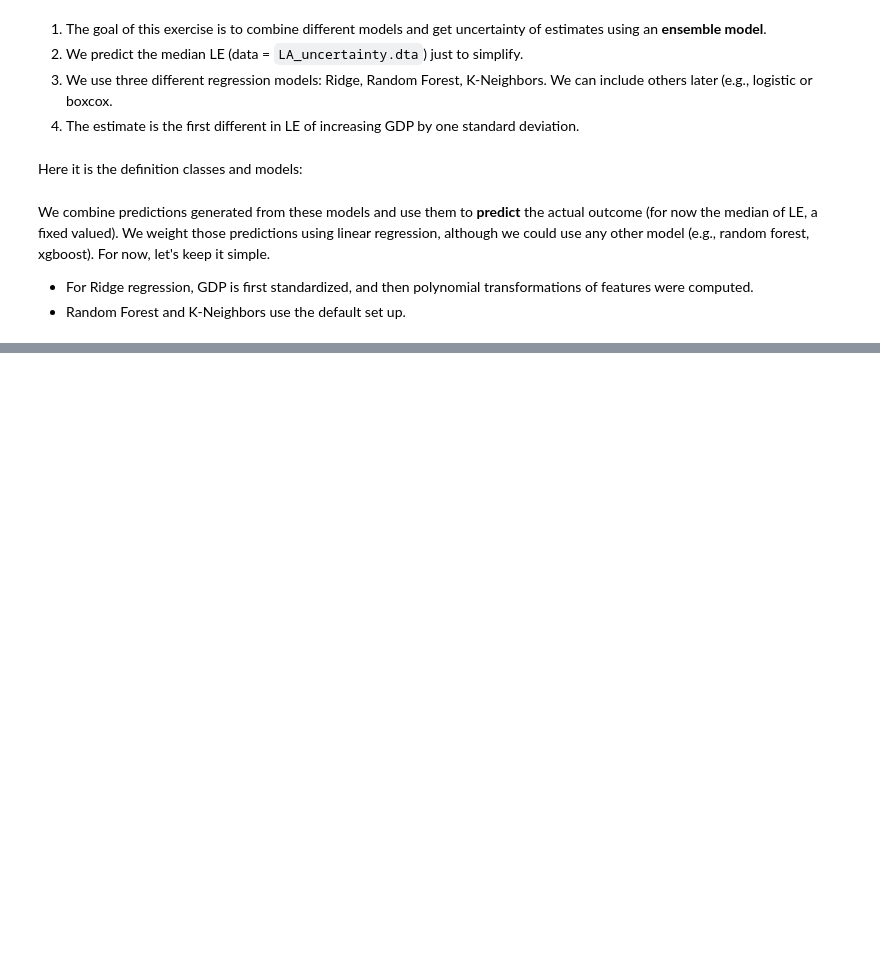
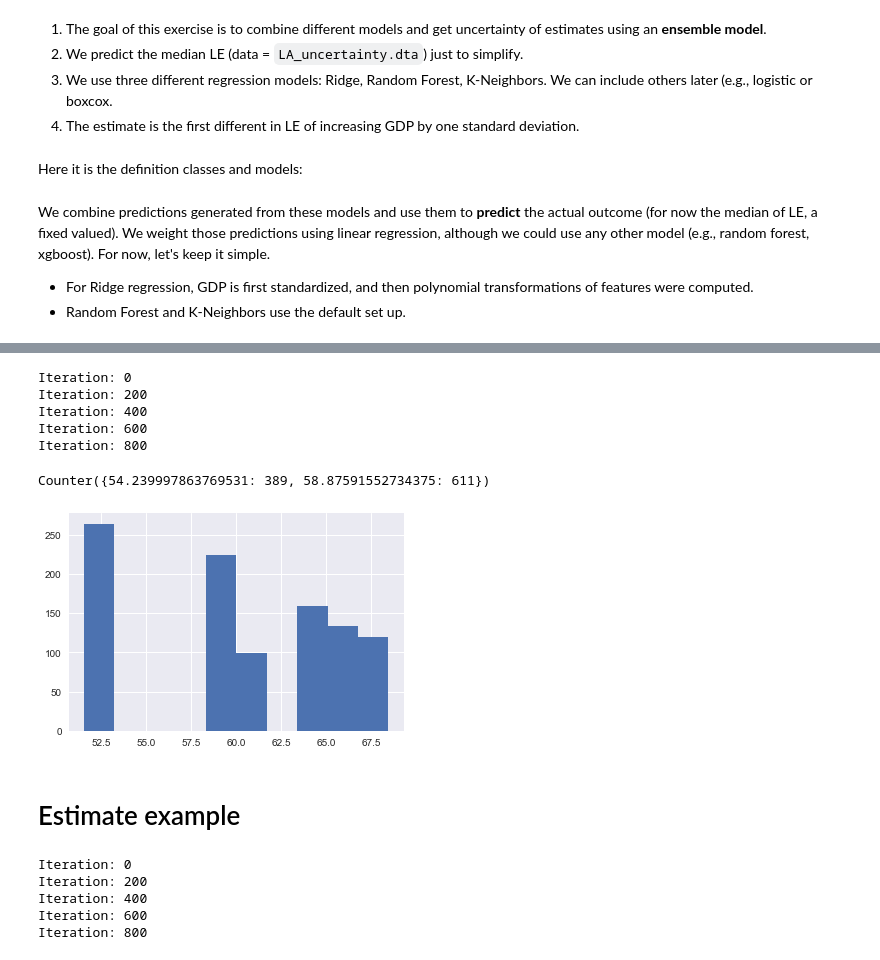
Before and after one commit to sdaza/lambda, a Jupyter notebook: notebooks/toy_ensemble.ipynb, the cells around one changed output, grey strips where cells are left out. Drawn from its saved outputs; the diff is of its cells as text; code cells hidden in the pictures; blank space fills up the shorter version.

```diff
--- a/notebooks/toy_ensemble.ipynb
+++ b/notebooks/toy_ensemble.ipynb
@@ -185,0 +108,50 @@ plt.xlabel('Years');
+# %%
+df = df.dropna(subset=['median', 'gdp_pc'])
+# %%
+df.reset_index(drop=True, inplace=True)
+# %%
+# function to sample LE estimates (1000)
+def sampling_le(data, estimate='^est', prob='^pr_est', samples=1000):
+
+    d = data.copy()
+    est = d.filter(regex=estimate)
+    prob = d.filter(regex=prob)
+    nrows = est.shape[0]
+
+    matrix = np.empty(shape=[nrows, samples])
+
+    for s in range(samples):
+        if s % 200 == 0:
+            print('Iteration: ' + str(s))
+        col = []
+        for row in range(nrows):
+            e = est.iloc[row,:].dropna()
+            if len(e)==1:
+                col.append(e.values)
+            if len(e)>1:
+                names = list(e.index)
+                for n in names:
+                    names[names.index(n)] = 'pr_'+ n
+                p = prob.loc[row,names].values
+                col.append(e.sample(n=1, weights=p).values)
+        matrix[:,s] = col
+    return matrix
+# %%
+m = sampling_le(df)
+# %% [output]
+Iteration: 0
+Iteration: 200
+Iteration: 400
+Iteration: 600
+Iteration: 800
+# %%
+collections.Counter(m[9,:])
+# %% [output]
+Counter({54.239997863769531: 389, 58.87591552734375: 611})
+# %%
+# a distribution of values
+plt.hist(m[9,:]);
+# %% [output]
+[figure, added]
+# %% [markdown]
+# Estimate example
@@ -185,0 +171,20 @@ plt.xlabel('Years');
+# %%
+# bootstrap + le estimate uncertainty
+nrows = X_train.shape[0]
+samples = 1000
+pred_mat = np.empty(shape=[nrows, samples])
+pred_mat_cf = np.empty(shape=[nrows, samples])
+for s in range(samples):
+    if s % 200 == 0:
+        print('Iteration: ' + str(s))
+    model.fit(X_train, y_train[:,s])
+    pred_train = model.predict(X_train)
+    pred_train_cf = model.predict(X_train + np.std(X_train))
+    pred_mat[:,s] = pred_train
+    pred_mat_cf[:,s] = pred_train_cf
+# %% [output]
+Iteration: 0
+Iteration: 200
+Iteration: 400
+Iteration: 600
+Iteration: 800
```
Also changed, not shown: parts of 35 cells of this notebook.
